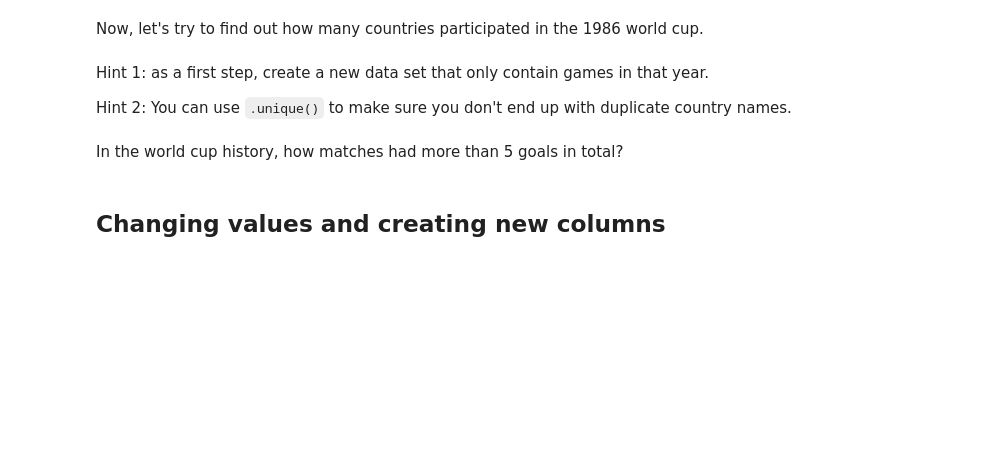
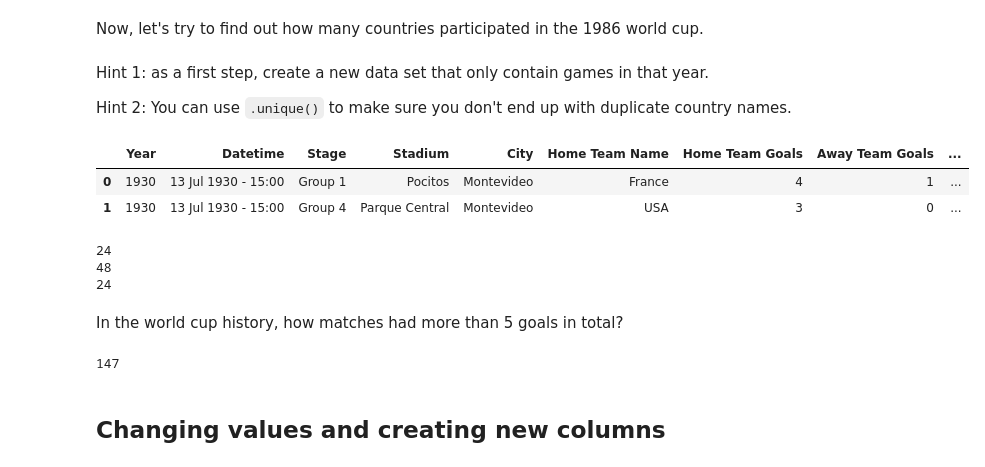
Before and after one commit to mgavish/dsc-1-03-09-accessing-data-within-pandas-lab-online-ds-pt-011419, a Jupyter notebook: index.ipynb, the cells around one changed output. Saved outputs shown, nothing was run; the diff lists cells and outputs as text; code cells hidden in the pictures; blank space fills up the shorter version.

```diff
--- a/index.ipynb
+++ b/index.ipynb
@@ -198,8 +198,34 @@ Now, let's try to find out how many countries participated in the 1986 world cup
 Hint 1: as a first step, create a new data set that only contain games in that year.
 
 Hint 2: You can use `.unique()` to make sure you don't end up with duplicate country names.
+# %%
+df.head(2)
+# %% [output]
+|  | Year | Datetime | Stage | Stadium | City | Home Team Name | Home Team Goals | Away Team Goals | ... |
+| 0 | 1930 | 13 Jul 1930 - 15:00 | Group 1 | Pocitos | Montevideo | France | 4 | 1 | ... |
+| 1 | 1930 | 13 Jul 1930 - 15:00 | Group 4 | Parque Central | Montevideo | USA | 3 | 0 | ... |
+# %%
+games_86 = df[df.Year ==1986]
+
+home = list(games_86['Home Team Name'].unique())
+away = list(games_86['Away Team Name'].unique())
+print(len(home))
+home += away
+print(len(home))
+print(len(set(home)))
+# %% [output]
+24
+48
+24
 # %% [markdown]
 In the world cup history, how matches had more than 5 goals in total?
+# %%
+
+
+df['Total_Goals'] = df['Home Team Goals'] + df['Away Team Goals']
+print(len(df[df.Total_Goals>=5]))
+# %% [output]
+147
 # %% [markdown]
 ## Changing values and creating new columns
 # %% [markdown]
```
Also changed, not shown: parts of 6 cells of this notebook.
